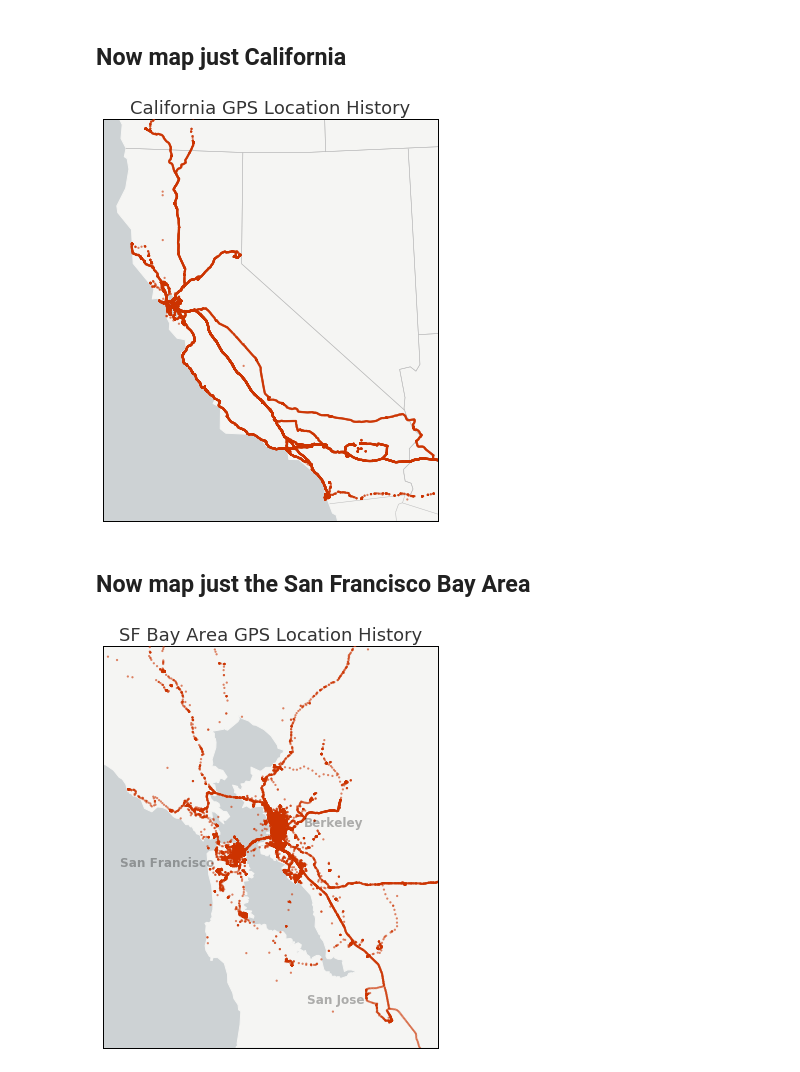
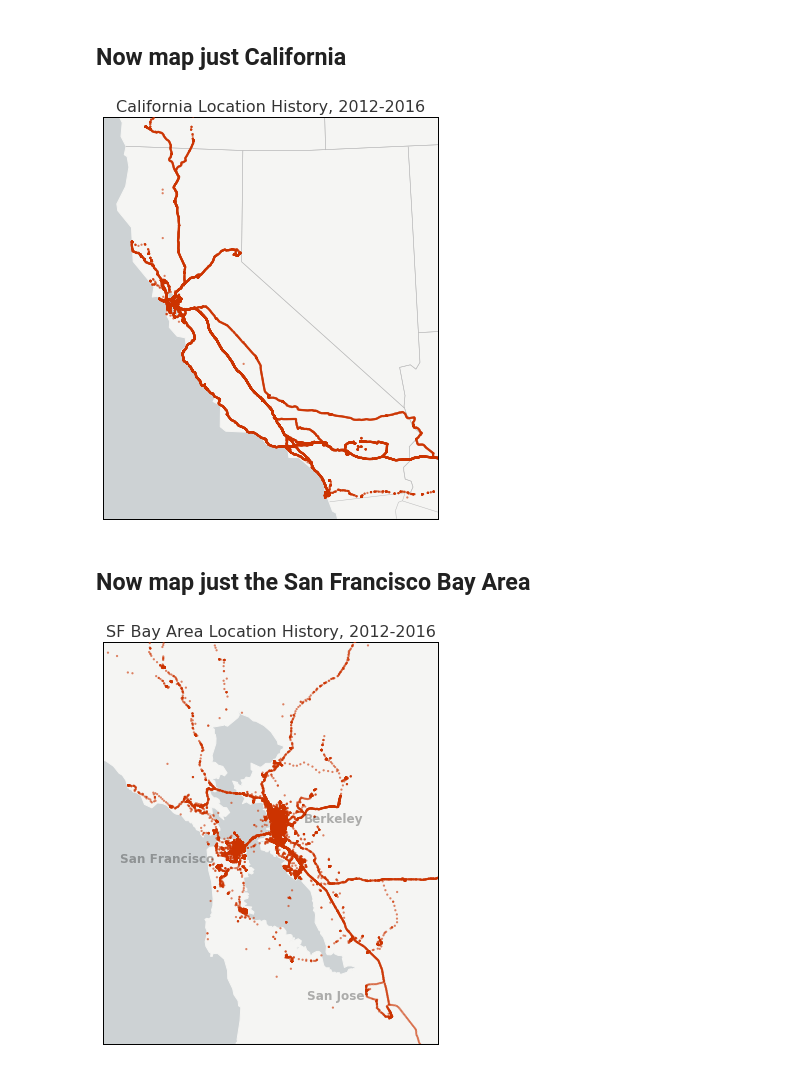
Before and after one commit to gboeing/data-visualization, a Jupyter notebook: location-history/google-location-history-simple.ipynb, the cells around one changed output. Cells and saved outputs as stored; diff of their text form; code cells hidden in the pictures.

Commit message:
updated map titles

```diff
--- a/location-history/google-location-history-simple.ipynb
+++ b/location-history/google-location-history-simple.ipynb
@@ -24,6 +24,7 @@ df_gps['lat'] = df_gps['lat'] / 10.**7
 df_gps['lon'] = df_gps['lon'] / 10.**7
 df_gps['timestamp_ms'] = df_gps['timestamp_ms'].astype(float) / 1000
 df_gps['datetime'] = df_gps['timestamp_ms'].map(lambda x: dt.fromtimestamp(x).strftime('%Y-%m-%d %H:%M:%S'))
+date_range = '{}-{}'.format(df_gps['datetime'].min()[:4], df_gps['datetime'].max()[:4])
 # %%
 # drop columns we don't need, then show a slice of the dataframe
 df_gps = df_gps.drop(labels=['locations', 'timestamp_ms'], axis=1, inplace=False)
@@ -86,7 +87,7 @@ target_crs = {'datum':'WGS84',
 fig_width = 6
 fig = plt.figure(figsize=[fig_width, fig_width * map_height_m / float(map_width_m)])
 ax = fig.add_subplot(111, axisbg='#ffffff', frame_on=False)
-ax.set_title('California GPS Location History', fontsize=18, color='#333333')
+ax.set_title('California Location History, {}'.format(date_range), fontsize=16, color='#333333')
 
 m = Basemap(ellps=target_crs['ellps'],
             projection=target_crs['proj'],
@@ -109,7 +110,7 @@ m.scatter(x, y, s=5, color=marker_fill_color, edgecolor=marker_edge_color, alpha
 plt.savefig('images/google_location_history_cal_map.png', dpi=300, bbox_inches='tight', pad_inches=0.2)
 plt.show()
 # %% [output]
-[figure, old version]
+[figure, new version]
 # %% [markdown]
 ## Now map just the San Francisco Bay Area
 # %%
@@ -133,32 +134,32 @@ xycoords = 'axes fraction'
 fig_width = 6
 fig = plt.figure(figsize=[fig_width, fig_width * map_height_m / float(map_width_m)])
 ax = fig.add_subplot(111, axisbg='#ffffff', frame_on=False)
-ax.set_title('SF Bay Area GPS Location History', fontsize=18, color='#333333')
+ax.set_title('SF Bay Area Location History, {}'.format(date_range), fontsize=16, color='#333333')
 
 m = Basemap(ellps=target_crs['ellps'],
             projection=target_crs['proj'],
             lon_0=target_crs['lon_0'],
             lat_0=target_crs['lat_0'],
             width=map_width_m,
             height=map_height_m,
             resolution='h',
             area_thresh=10)
 
 m.drawcoastlines(color=coastline_color)
 m.drawcountries(color=border_color)
 m.fillcontinents(color=land_color, lake_color=water_color)
 m.drawstates(color=border_color)
 m.drawmapboundary(fill_color=water_color)
 
 x, y = m(df_gps['lon'].values, df_gps['lat'].values)
 m.scatter(x, y, s=5, color=marker_fill_color, edgecolor=marker_edge_color, alpha=0.6, zorder=3)
 
 # annotate some cities in the bay area
 plt.annotate('San Francisco', xy=(0.05, 0.45), xycoords=xycoords, color=color, weight=weight, size=size, alpha=alpha)
 plt.annotate('Berkeley', xy=(0.60, 0.55), xycoords=xycoords, color=color, weight=weight, size=size, alpha=alpha)
 plt.annotate('San Jose', xy=(0.61, 0.11), xycoords=xycoords, color=color, weight=weight, size=size, alpha=alpha)
 
 plt.savefig('images/google_location_history_sf_bay_map.png', dpi=300, bbox_inches='tight', pad_inches=0.2)
 plt.show()
 # %% [output]
-[figure, old version]
+[figure, new version]
```
Also changed, not shown: parts of 4 cells of this notebook, 3 other files.
